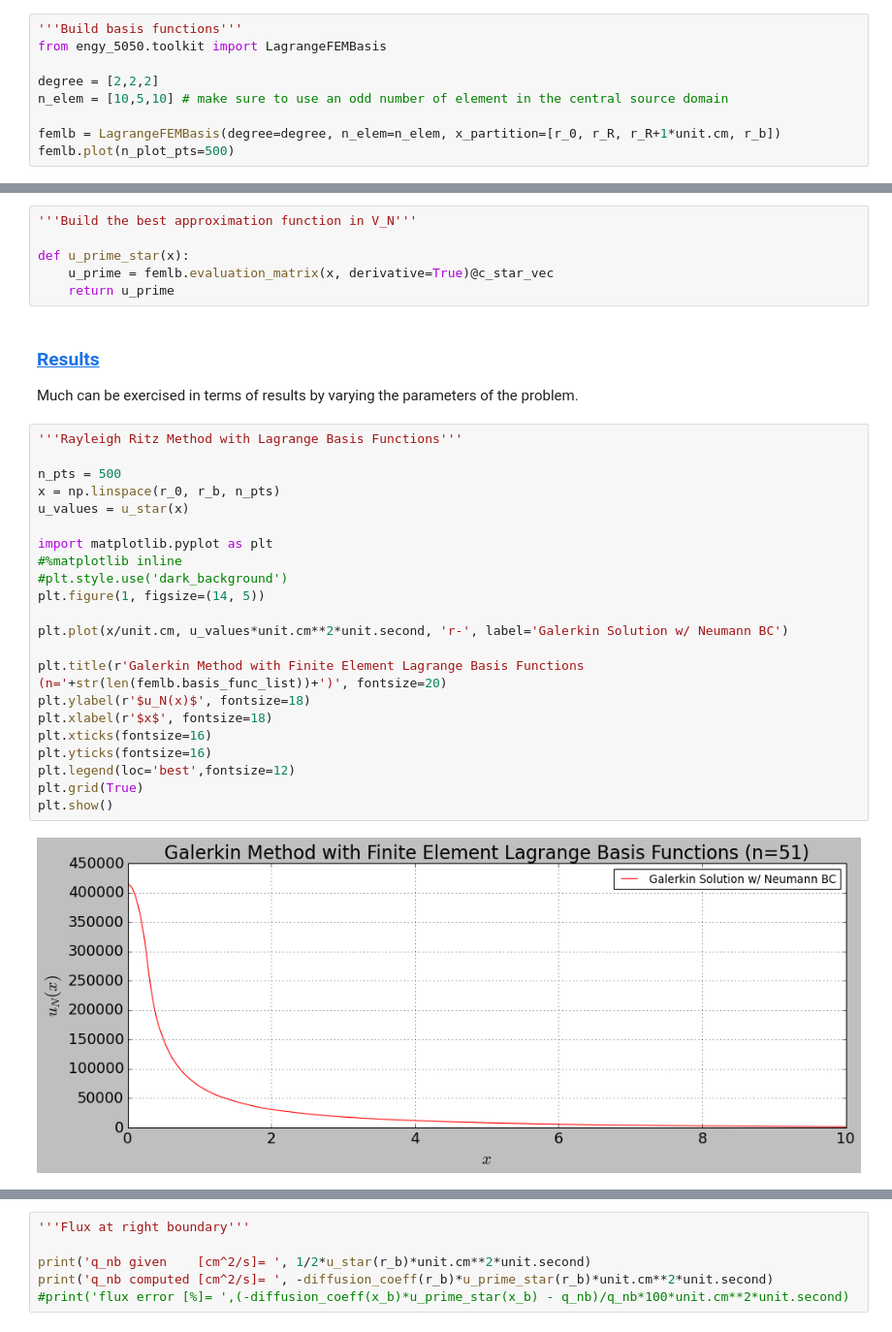
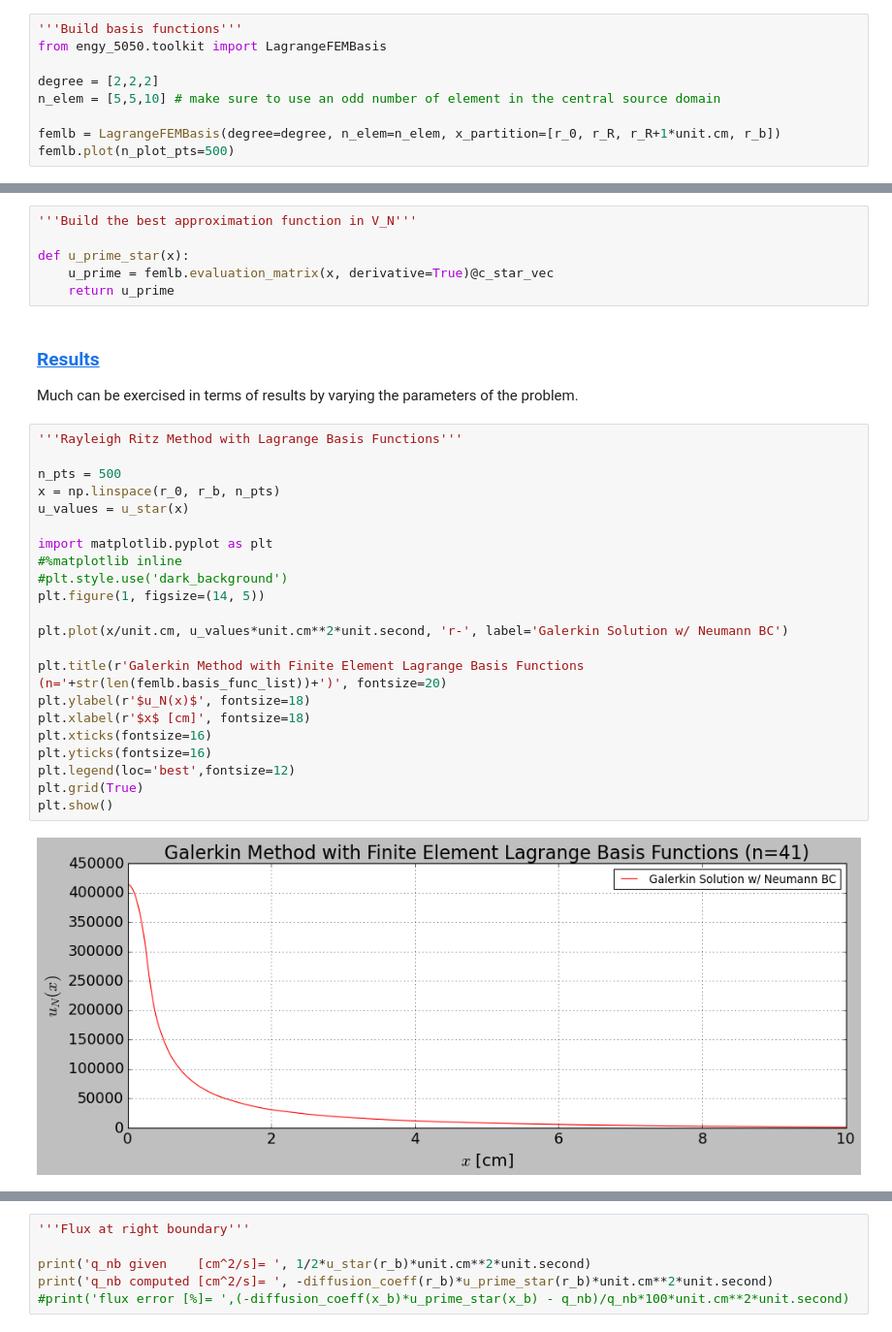
Before and after one commit to dpploy/engy-5050, a Jupyter notebook: notebooks/03-diff-point-source.ipynb, the cells around one changed output, grey strips where cells are left out. Shown at 97% size. Cells and saved outputs as stored; diff of their text form.

```diff
--- a/notebooks/03-diff-point-source.ipynb
+++ b/notebooks/03-diff-point-source.ipynb
@@ -486,7 +513,7 @@ Specify basis functions distribution on the material domain and degree.
 from engy_5050.toolkit import LagrangeFEMBasis
 
 degree = [2,2,2]
-n_elem = [10,5,10] # make sure to use an odd number of element in the central source domain
+n_elem = [5,5,10] # make sure to use an odd number of element in the central source domain
 
 femlb = LagrangeFEMBasis(degree=degree, n_elem=n_elem, x_partition=[r_0, r_R, r_R+1*unit.cm, r_b])
 femlb.plot(n_plot_pts=500)
@@ -540,31 +567,31 @@ def u_prime_star(x):
     u_prime = femlb.evaluation_matrix(x, derivative=True)@c_star_vec
     return u_prime
 # %% [markdown]
-### [Results](#toc)<a id="results-sym"></a>
+### [Results](#toc)<a id="results-vac"></a>
 
 Much can be exercised in terms of results by varying the parameters of the problem.
 # %%
 '''Rayleigh Ritz Method with Lagrange Basis Functions'''
 
 n_pts = 500
 x = np.linspace(r_0, r_b, n_pts)
 u_values = u_star(x)
 
 import matplotlib.pyplot as plt
 #%matplotlib inline
 #plt.style.use('dark_background')
 plt.figure(1, figsize=(14, 5))
 
 plt.plot(x/unit.cm, u_values*unit.cm**2*unit.second, 'r-', label='Galerkin Solution w/ Neumann BC')
 
 plt.title(r'Galerkin Method with Finite Element Lagrange Basis Functions (n='+str(len(femlb.basis_func_list))+')', fontsize=20)
 plt.ylabel(r'$u_N(x)$', fontsize=18)
-plt.xlabel(r'$x$', fontsize=18)
+plt.xlabel(r'$x$ [cm]', fontsize=18)
 plt.xticks(fontsize=16)
 plt.yticks(fontsize=16)
 plt.legend(loc='best',fontsize=12)
 plt.grid(True)
 plt.show()
 # %% [output]
-[figure, old version]
+[figure, new version]
 # %%
```
Also changed, not shown: parts of 17 cells of this notebook, 4 other files.
